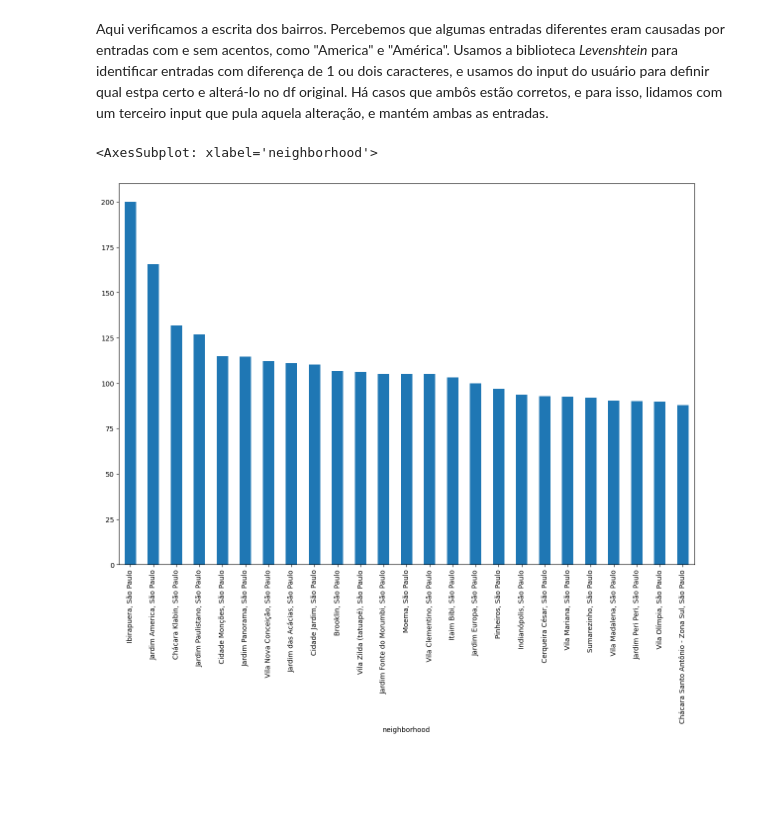
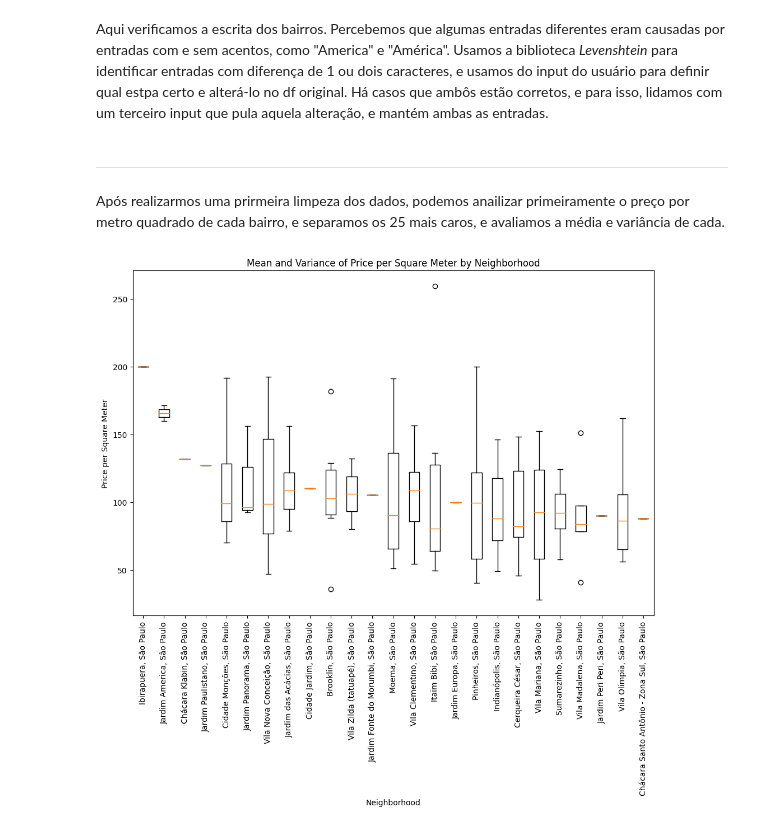
Before and after one commit to GuilhermeRameh/QuintoAndar-Scrapping-Analise, a Jupyter notebook: projeto.ipynb, the cells around one changed output. Cells and saved outputs as stored; diff of their text form; code cells hidden in the pictures; blank space fills up the shorter version.

```diff
--- a/projeto.ipynb
+++ b/projeto.ipynb
@@ -264,10 +264,27 @@ for neighborhood_pair in similar_neighborhoods:
 df.to_parquet('stock_cleaned.parquet')
 # %%
 df = pd.read_parquet('stock_cleaned.parquet')
-# %%
-df['price_per_sqm'] = df['asking_price'] / df['suite_area']
-neighborhood_avg_price = df.groupby('neighborhood')['price_per_sqm'].mean()
-neighborhood_avg_price.sort_values(ascending=False).head(25).plot(kind='bar', figsize=(15, 10))
-# %% [output]
-<AxesSubplot: xlabel='neighborhood'>
-[figure, removed]
+# %% [markdown]
+-----
+Após realizarmos uma prirmeira limpeza dos dados, podemos anailizar primeiramente o preço por metro quadrado de cada bairro, e separamos os 25 mais caros, e avaliamos a média e variância de cada.
+# %%
+# Calculate price per square meter for each neighborhood
+df['price_per_sqm'] = df['asking_price'] / df['suite_area']
+
+# Select the top 25 most expensive neighborhoods
+top_25_neighborhoods = df.groupby('neighborhood')['price_per_sqm'].mean().nlargest(25)
+
+# Filter the dataframe to include only the top 25 neighborhoods
+df_top_25 = df[df['neighborhood'].isin(top_25_neighborhoods.index)]
+
+# Create a boxplot showing the mean and variance for each neighborhood
+plt.figure(figsize=(12, 8))
+plt.boxplot([df_top_25[df_top_25['neighborhood'] == neighborhood]['price_per_sqm'] for neighborhood in top_25_neighborhoods.index],
+            labels=top_25_neighborhoods.index)
+plt.xlabel('Neighborhood')
+plt.ylabel('Price per Square Meter')
+plt.title('Mean and Variance of Price per Square Meter by Neighborhood')
+plt.xticks(rotation=90)
+plt.show()
+# %% [output]
+[figure, added]
```
Also changed, not shown: parts of 3 cells of this notebook.
